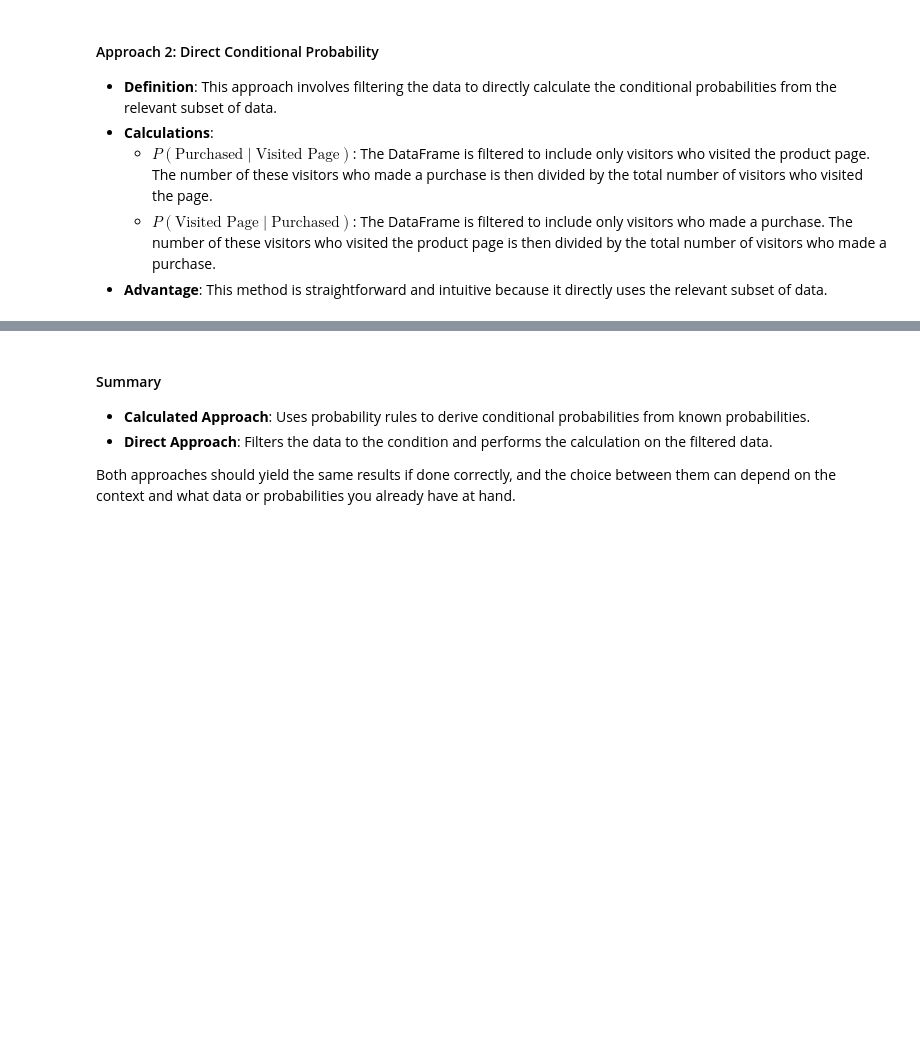
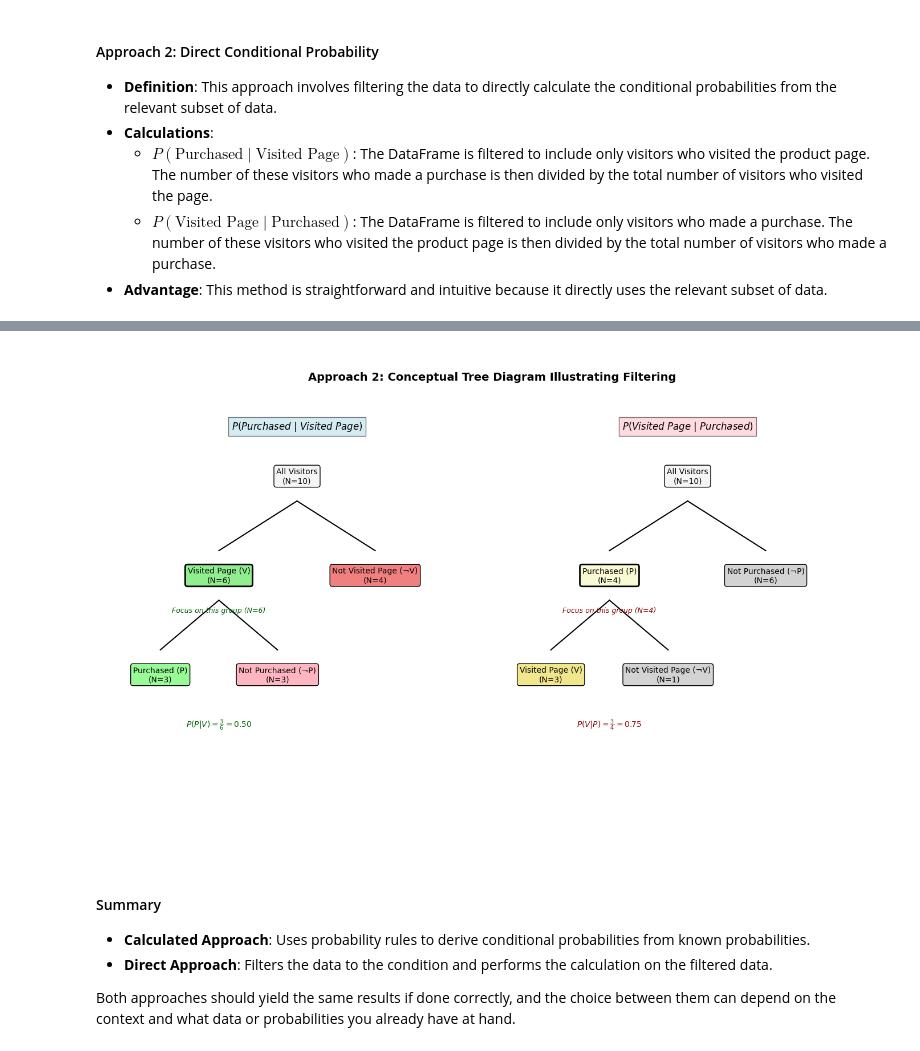
Before and after one commit to snowch/learn_probability, a Jupyter notebook: chapter_04.ipynb, the cells around one changed output, grey strips where cells are left out. Cells and saved outputs as stored; diff of their text form; code cells hidden in the pictures; blank space fills up the shorter version.

```diff
--- a/chapter_04.ipynb
+++ b/chapter_04.ipynb
@@ -607,3 +650,59 @@ else:
+# %%
+import matplotlib.pyplot as plt
+import pandas as pd # Added for completeness if you run this standalone with the sample data
+
+# Conceptual Tree Diagram for Approach 2
+fig_tree, ax_tree = plt.subplots(figsize=(14, 9)) # Increased size for better readability
+ax_tree.set_xlim(0, 10)
+ax_tree.set_ylim(0, 10)
+ax_tree.axis('off')
+ax_tree.text(5, 9.5, "Approach 2: Conceptual Tree Diagram Illustrating Filtering", ha='center', va='center', fontsize=14, weight='bold')
+
+# --- Branch for P(Purchased | Visited Page) ---
+ax_tree.text(2.5, 8.5, "$P(Purchased \ | \ Visited \ Page)$", ha='center', va='center', fontsize=12, bbox=dict(facecolor='lightblue', alpha=0.5))
+# Root: All Visitors
+ax_tree.text(2.5, 7.5, f"All Visitors\n(N={n_total})", ha='center', va='center', bbox=dict(boxstyle="round,pad=0.3", fc="whitesmoke", ec="black"))
+# Branch to Visited Page / Not Visited Page
+ax_tree.plot([2.5, 1.5], [7.0, 6.0], 'k-')
+ax_tree.plot([2.5, 3.5], [7.0, 6.0], 'k-')
+ax_tree.text(1.5, 5.5, f"Visited Page (V)\n(N={n_visited_page})", ha='center', va='center', bbox=dict(boxstyle="round,pad=0.3", fc="lightgreen", ec="black", linewidth=2)) # Conditioned on this group
+ax_tree.text(3.5, 5.5, f"Not Visited Page (¬V)\n(N={n_total - n_visited_page})", ha='center', va='center', bbox=dict(boxstyle="round,pad=0.3", fc="lightcoral", ec="black"))
+
+# From "Visited Page" (this is the group of size n_visited), branch to Purchased / Not Purchased
+ax_tree.text(1.5, 4.8, f"Focus on this group (N={n_visited})", ha='center', va='center', fontsize=9, style='italic', color='darkgreen')
+ax_tree.plot([1.5, 0.75], [5.0, 4.0], 'k-') # Line to Purchased
+ax_tree.plot([1.5, 2.25], [5.0, 4.0], 'k-') # Line to Not Purchased
+ax_tree.text(0.75, 3.5, f"Purchased (P)\n(N={n_purchased_in_visited})", ha='center', va='center', bbox=dict(boxstyle="round,pad=0.3", fc="palegreen", ec="black"))
+# Corrected variable: n_visited (length of df_visited)
+ax_tree.text(2.25, 3.5, f"Not Purchased (¬P)\n(N={n_visited - n_purchased_in_visited})", ha='center', va='center', bbox=dict(boxstyle="round,pad=0.3", fc="lightpink", ec="black"))
+# Corrected variable: n_visited
+ax_tree.text(1.5, 2.5, f"$P(P | V) = \\frac{{{n_purchased_in_visited}}}{{{n_visited}}} = {P_purchased_given_visited_direct:.2f}$", ha='center', va='center', fontsize=10, weight='bold', color='darkgreen')
+
+
+# --- Branch for P(Visited Page | Purchased) ---
+ax_tree.text(7.5, 8.5, "$P(Visited \ Page \ | \ Purchased)$", ha='center', va='center', fontsize=12, bbox=dict(facecolor='lightpink', alpha=0.5))
+# Root: All Visitors
+ax_tree.text(7.5, 7.5, f"All Visitors\n(N={n_total})", ha='center', va='center', bbox=dict(boxstyle="round,pad=0.3", fc="whitesmoke", ec="black"))
+# Branch to Purchased / Not Purchased
+ax_tree.plot([7.5, 6.5], [7.0, 6.0], 'k-')
+ax_tree.plot([7.5, 8.5], [7.0, 6.0], 'k-')
+ax_tree.text(6.5, 5.5, f"Purchased (P)\n(N={n_purchased})", ha='center', va='center', bbox=dict(boxstyle="round,pad=0.3", fc="lightgoldenrodyellow", ec="black", linewidth=2)) # Conditioned on this group
+ax_tree.text(8.5, 5.5, f"Not Purchased (¬P)\n(N={n_total - n_purchased})", ha='center', va='center', bbox=dict(boxstyle="round,pad=0.3", fc="lightgrey", ec="black"))
+
+# From "Purchased" (this is the group of size n_purchased_total), branch to Visited Page / Not Visited Page
+ax_tree.text(6.5, 4.8, f"Focus on this group (N={n_purchased_total})", ha='center', va='center', fontsize=9, style='italic', color='darkred')
+ax_tree.plot([6.5, 5.75], [5.0, 4.0], 'k-') # Line to Visited Page
+ax_tree.plot([6.5, 7.25], [5.0, 4.0], 'k-') # Line to Not Visited Page
+ax_tree.text(5.75, 3.5, f"Visited Page (V)\n(N={n_visited_in_purchased})", ha='center', va='center', bbox=dict(boxstyle="round,pad=0.3", fc="khaki", ec="black"))
+# Corrected variable: n_purchased_total (length of df_purchased)
+ax_tree.text(7.25, 3.5, f"Not Visited Page (¬V)\n(N={n_purchased_total - n_visited_in_purchased})", ha='center', va='center', bbox=dict(boxstyle="round,pad=0.3", fc="lightgray", ec="black"))
+# Corrected variable: n_purchased_total
+ax_tree.text(6.5, 2.5, f"$P(V | P) = \\frac{{{n_visited_in_purchased}}}{{{n_purchased_total}}} = {P_visited_given_purchased_direct:.2f}$", ha='center', va='center', fontsize=10, weight='bold', color='darkred')
+
+plt.tight_layout()
+plt.show()
+# %% [output]
+[figure, added]
 # %% [markdown]
 #### Summary
 
```
Also changed, not shown: parts of 3 cells of this notebook.
